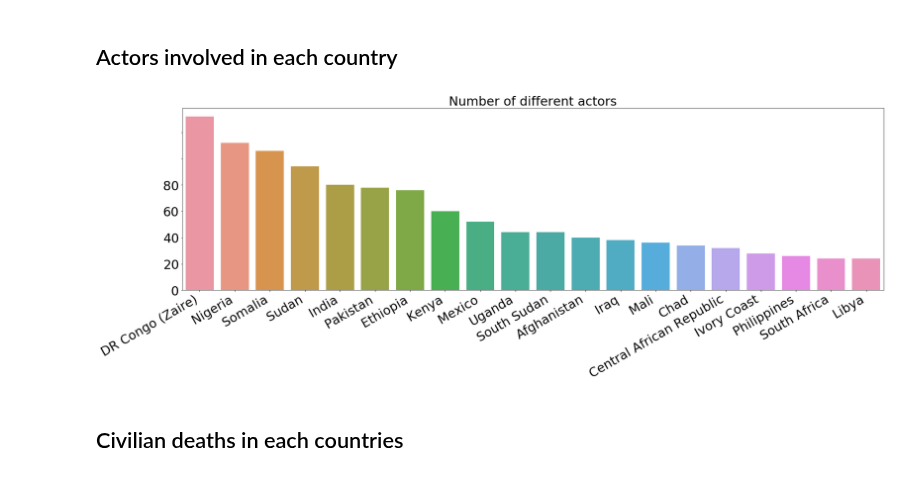
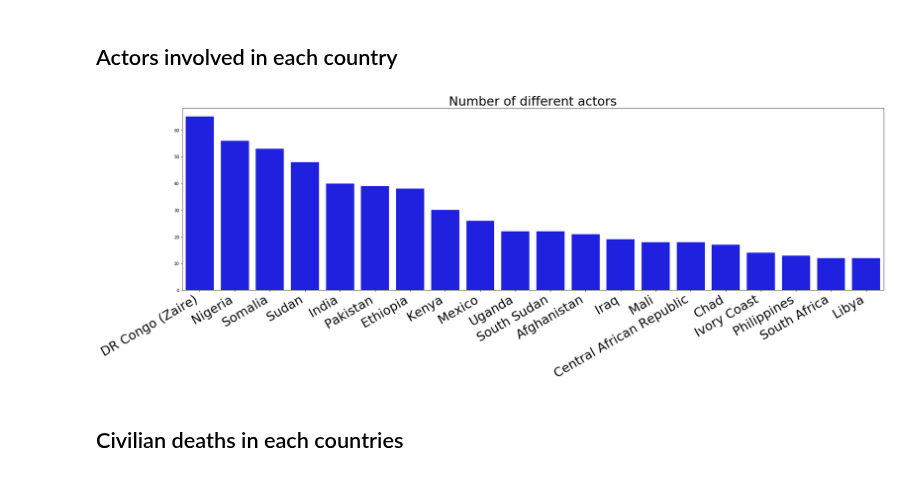
Before and after one commit to armand33/applied_data_analysis_2017, a Jupyter notebook: project/notebooks/Analysis of geographical data.ipynb, the cells around one changed output. Drawn from its saved outputs; the diff is of its cells as text; code cells hidden in the pictures.

```diff
--- a/project/notebooks/Analysis of geographical data.ipynb
+++ b/project/notebooks/Analysis of geographical data.ipynb
@@ -614,13 +626,12 @@ y = [i for i in map(lambda x: len(x), d.values())]
 y, x = zip(*sorted(zip(y, x), reverse=True))
 # %%
 fig, ax = plt.subplots(1,1, figsize=(30,8))
-sns.barplot(x=np.asarray(x[0:20]), y=np.asarray(y[0:20]), ax=ax)
+sns.barplot(x=np.asarray(x[0:20]), y=np.asarray(y[0:20]), ax=ax, color='blue')
 ax.set_xticklabels(np.asarray(x[0:20]), rotation=30, horizontalalignment='right', fontsize=30)
-ax.set_yticklabels([0, 20, 40, 60, 80], fontsize=30)
 ax.set_title('Number of different actors', fontsize=30)
 plt.show()
 # %% [output]
-[figure, old version]
+[figure, new version]
 # %% [markdown]
 ## Civilian deaths in each countries
 # %%
```
Also changed, not shown: parts of 17 cells of this notebook, 1 other file.
